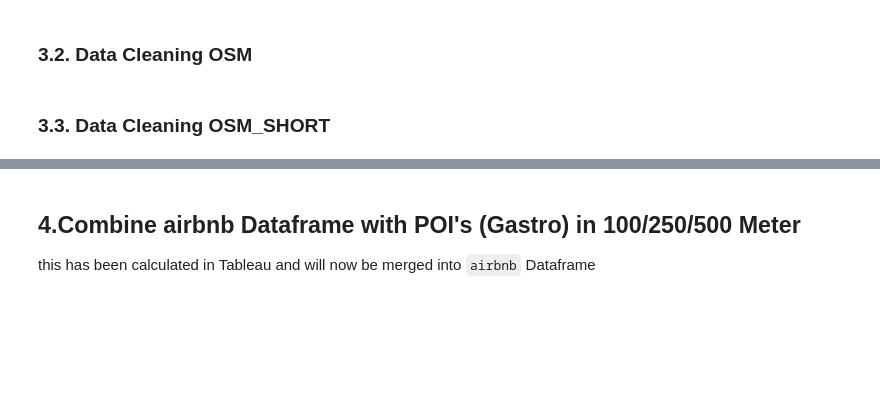
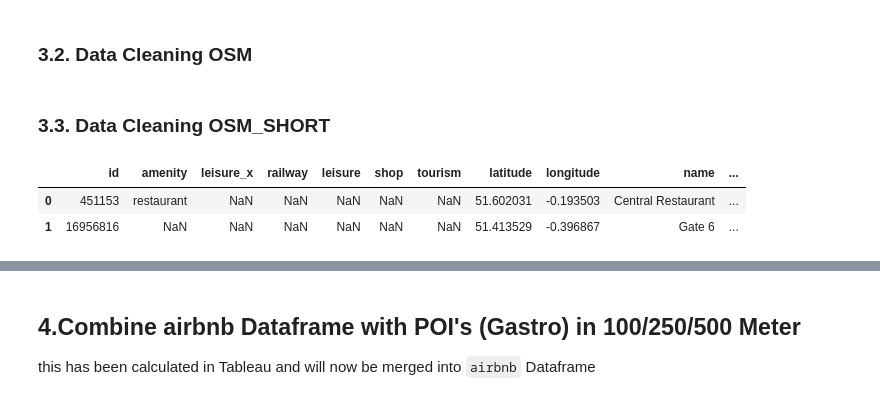
Before and after one commit to Jappler85/hh-23-1-airbnb, a Jupyter notebook: eda_poi_gastro.ipynb, the cells around one changed output, grey strips where cells are left out. Saved outputs shown, nothing was run; the diff lists cells and outputs as text; code cells hidden in the pictures; blank space fills up the shorter version.

```diff
--- a/eda_poi_gastro.ipynb
+++ b/eda_poi_gastro.ipynb
@@ -551,0 +578,22 @@ osm_short = osm_short[osm_short['amenity'].isin(['bar', 'restaurant', np.nan, 'c
+# %%
+# merge the splitted df's
+df_splitted = df_amenity.merge(df_leisure, on="id", how="outer")
+df_splitted = df_splitted.merge(df_railway, on="id", how="outer")
+df_splitted = df_splitted.merge(df_leisure, on="id", how="outer")
+df_splitted = df_splitted.merge(df_shop, on="id", how="outer")
+df_splitted = df_splitted.merge(df_tourism, on="id", how="outer")
+# %%
+# define "keepers" for merge
+keep = ["id", "latitude", "longitude", "name", "cuisine", "diet_vegetarian", "diet_vegan"]
+# %%
+# merge df
+df_splitted = df_splitted.merge(osm_short[keep], on="id", how="outer")
+# %%
+# rename new columns
+df_splitted.columns = df_splitted.columns.str.replace("_y", "", regex=False)
+# %%
+df_splitted.head(2)
+# %% [output]
+|  | id | amenity | leisure_x | railway | leisure | shop | tourism | latitude | longitude | name | ... |
+| 0 | 451153 | restaurant | NaN | NaN | NaN | NaN | NaN | 51.602031 | -0.193503 | Central Restaurant | ... |
+| 1 | 16956816 | NaN | NaN | NaN | NaN | NaN | NaN | 51.413529 | -0.396867 | Gate 6 | ... |
```
Also changed, not shown: parts of 51 cells of this notebook.
